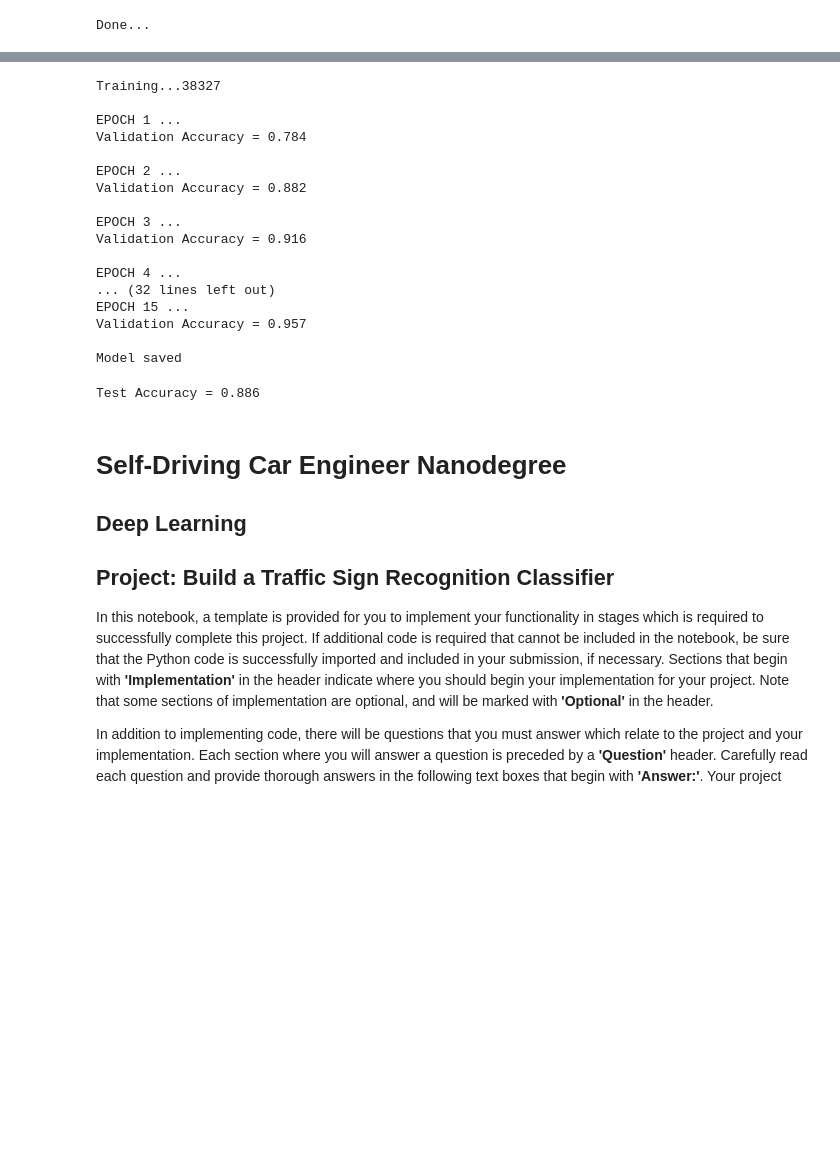
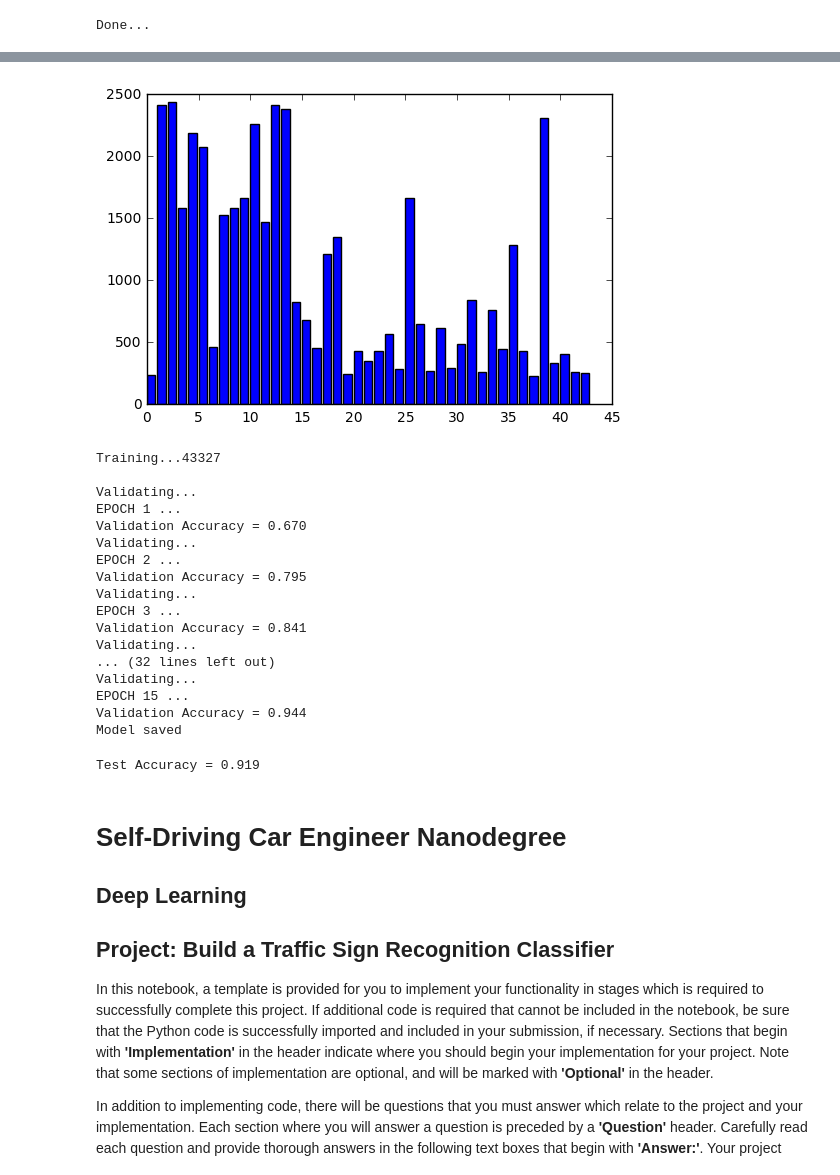
Before and after one commit to schwallie/CarND-Traffic-Sign-Classifier-Project, a Jupyter notebook: Traffic_Sign_Classifier-solution.ipynb, the cells around one changed output, grey strips where cells are left out. Cells and saved outputs as stored; diff of their text form; code cells hidden in the pictures; blank space fills up the shorter version.

```diff
--- a/Traffic_Sign_Classifier-solution.ipynb
+++ b/Traffic_Sign_Classifier-solution.ipynb
@@ -98,2 +133,6 @@ print('Done...')
 Done...
+# %%
+visualize_class_size(y_train)
+# %% [output]
+[figure, added]
 # %%
@@ -192,16 +233,16 @@ with tf.Session() as sess:
     print("Training...{0}".format(num_examples))
     print()
     for i in range(EPOCHS):
-        X_train, y_train = shuffle(X_train, y_train)
         for offset in range(0, num_examples, BATCH_SIZE):
             end = offset + BATCH_SIZE
             batch_x, batch_y = X_train[offset:end], y_train[offset:end]
-            sess.run(training_operation, feed_dict={x: batch_x, y: batch_y})
-
-        validation_accuracy = evaluate(X_validation, y_validation)
+            sess.run(training_operation, feed_dict={x: batch_x, y: batch_y, keep_prob: 0.5})
+        print('Validating...')
+        validation_accuracy = evaluate(X_validation, y_validation, 0.5)
         print("EPOCH {} ...".format(i+1))
         print("Validation Accuracy = {:.3f}".format(validation_accuracy))
-        print()
+        if validation_accuracy > 0.97:
+            break
 
     try:
         saver
@@ -210,31 +251,31 @@ with tf.Session() as sess:
     saver.save(sess, 'traffic_signs')
     print("Model saved")
 # %% [output]
-Training...38327
+Training...43327
 
+Validating...
 EPOCH 1 ...
-Validation Accuracy = 0.784
-
+Validation Accuracy = 0.670
+Validating...
 EPOCH 2 ...
-Validation Accuracy = 0.882
-
+Validation Accuracy = 0.795
+Validating...
 EPOCH 3 ...
-Validation Accuracy = 0.916
-
-EPOCH 4 ...
+Validation Accuracy = 0.841
+Validating...
 ... (32 lines left out)
+Validating...
 EPOCH 15 ...
-Validation Accuracy = 0.957
-
+Validation Accuracy = 0.944
 Model saved
 # %%
 with tf.Session() as sess:
     loader = tf.train.import_meta_graph('traffic_signs.meta')
     loader.restore(sess, tf.train.latest_checkpoint('./'))
-    test_acc = evaluate(X_test, y_test)
+    test_acc = evaluate(X_test, y_test, 1.0)
     print("Test Accuracy = {:.3f}".format(test_acc))
 # %% [output]
-Test Accuracy = 0.886
+Test Accuracy = 0.919
 # %% [markdown]
 # Self-Driving Car Engineer Nanodegree
 
```
Also changed, not shown: parts of 21 cells of this notebook, 4 other files.
